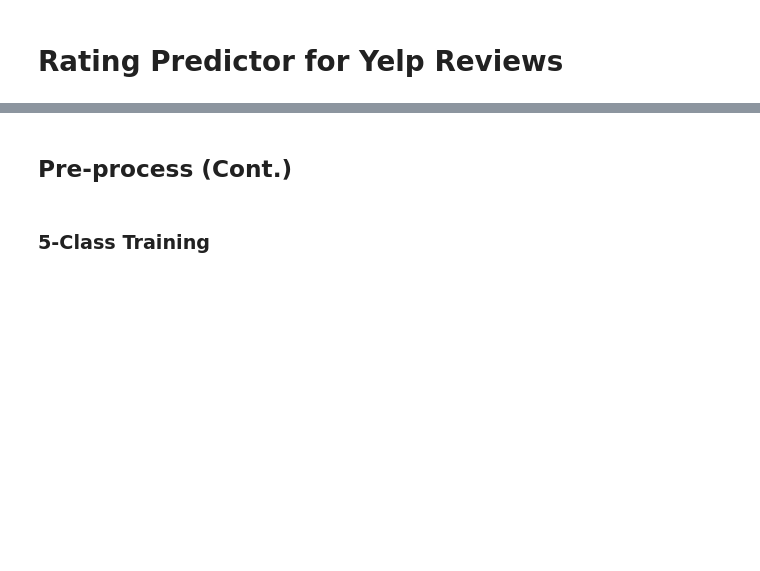
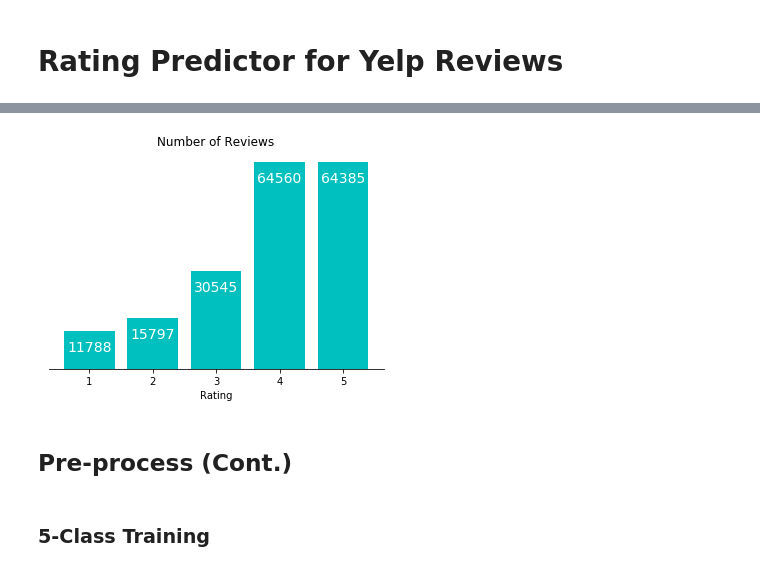
Before and after one commit to lulu2184/yelp-reviews-rating-prediction, a Jupyter notebook: report.ipynb, the cells around one changed output, grey strips where cells are left out. Drawn from its saved outputs; the diff is of its cells as text; code cells hidden in the pictures; blank space fills up the shorter version.

```diff
--- a/report.ipynb
+++ b/report.ipynb
@@ -279,31 +162,38 @@ plt.show()
 # %%
-rating_classes = [1,2,3,4,5]
+# Number of reviews of each rating
 rating_size = [len(df[df.rating == 1.0]), len(df[df.rating == 2.0]), len(df[df.rating == 3.0]), \
               len(df[df.rating == 4.0]), len(df[df.rating == 5.0])]
-# d = {'rating': rating_classes, 'size': rating_size}
-# new_df = pd.DataFrame(data=d, index=None)
-# print(new_df)
 
 fig, ax = plt.subplots()
 
+# Draw a bar graph
 plt.bar(rating_classes, rating_size, color = 'c')
+
+# Set x-label
 ax.set_xlabel('Rating')
+
+# Set title
 plt.title('Number of Reviews')
 
+# Write number of reviews in each bar
 for i, (rating_a, size_a) in enumerate(zip(rating_classes, rating_size)):
-#     plt.text(s=rating_a, x=1, y=i, color="w", verticalalignment="center", size=28)
     plt.text(s=str(size_a), x=i+0.65, y=size_a-5000, color="w",
              verticalalignment="center", horizontalalignment="left", size=14)
 
+# Remove the line borders
 ax.spines['right'].set_visible(False)
 ax.spines['top'].set_visible(False)
 ax.spines['left'].set_visible(False)
 
-# ax.xaxis.set_ticks([])
 ax.yaxis.set_ticks([])
 
+# Save figure
 plt.savefig("reviews_size.png")
+
+# Display
 plt.show()
+# %% [output]
+[figure, added]
 # %% [markdown]
 ## Pre-process (Cont.)
 # %%
```
Also changed, not shown: parts of 32 cells of this notebook, 7 other files.
